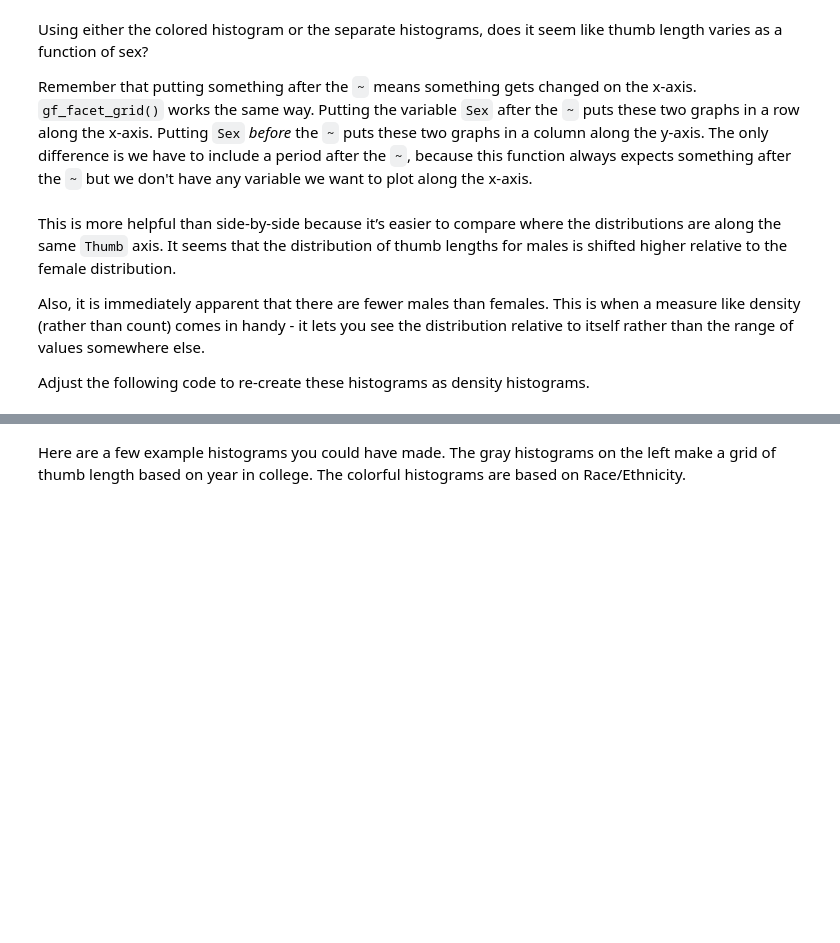
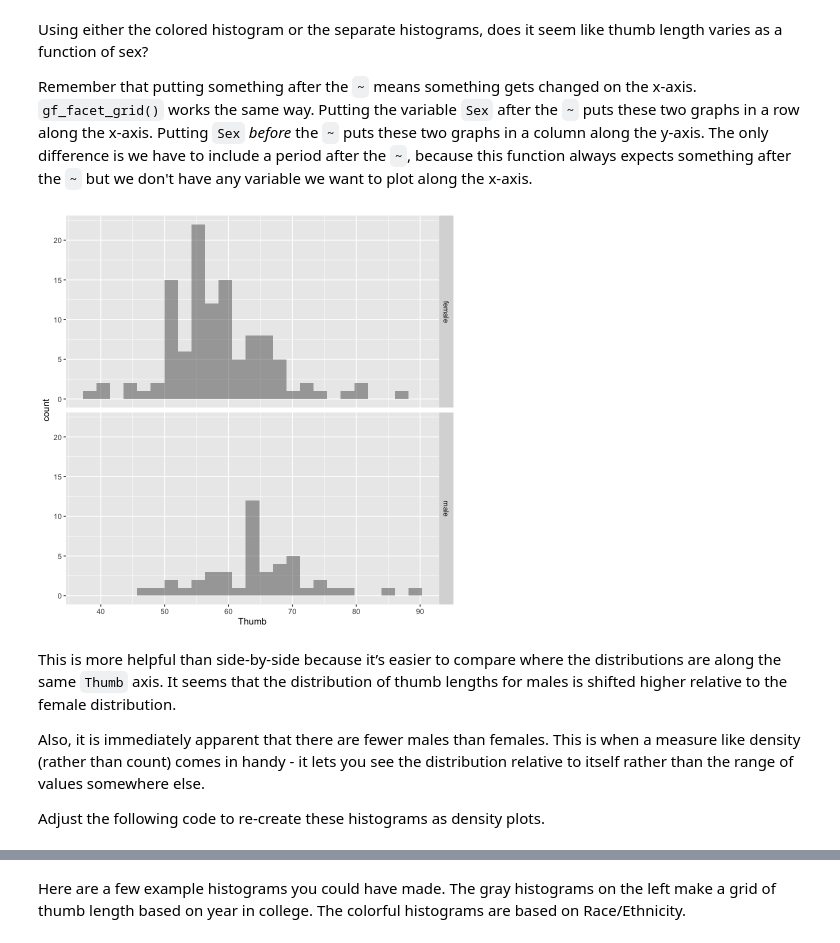
Before and after one commit to smburns47/Psyc158, a Jupyter notebook: chapter-6.ipynb, the cells around one changed output, grey strips where cells are left out. Cells and saved outputs as stored; diff of their text form; code cells hidden in the pictures; blank space fills up the shorter version.

Commit message:
update student data with new observations

````diff
--- a/chapter-6.ipynb
+++ b/chapter-6.ipynb
@@ -152,13 +152,15 @@ Using either the colored histogram or the separate histograms, does it seem like
 
 Remember that putting something after the ```~``` means something gets changed on the x-axis. ```gf_facet_grid()``` works the same way. Putting the variable ```Sex``` after the ```~``` puts these two graphs in a row along the x-axis. Putting ```Sex``` *before* the ```~``` puts these two graphs in a column along the y-axis. The only difference is we have to include a period after the ```~```, because this function always expects something after the ```~``` but we don't have any variable we want to plot along the x-axis.
 # %%
-gf_histogram(~ Thumb, data = fingers) %>%
+gf_histogram(~ Thumb, data = studentdata) %>%
   gf_facet_grid(., Sex ~ .)
+# %% [output]
+[figure, added]
 # %% [markdown]
 This is more helpful than side-by-side because it’s easier to compare where the distributions are along the same ```Thumb``` axis. It seems that the distribution of thumb lengths for males is shifted higher relative to the female distribution.
 
 Also, it is immediately apparent that there are fewer males than females. This is when a measure like density (rather than count) comes in handy - it lets you see the distribution relative to itself rather than the range of values somewhere else.
 
-Adjust the following code to re-create these histograms as density histograms.
+Adjust the following code to re-create these histograms as density plots.
 # %%
 # Modify this code to create density histograms
````
Also changed, not shown: parts of 26 cells of this notebook, 2 other files.
